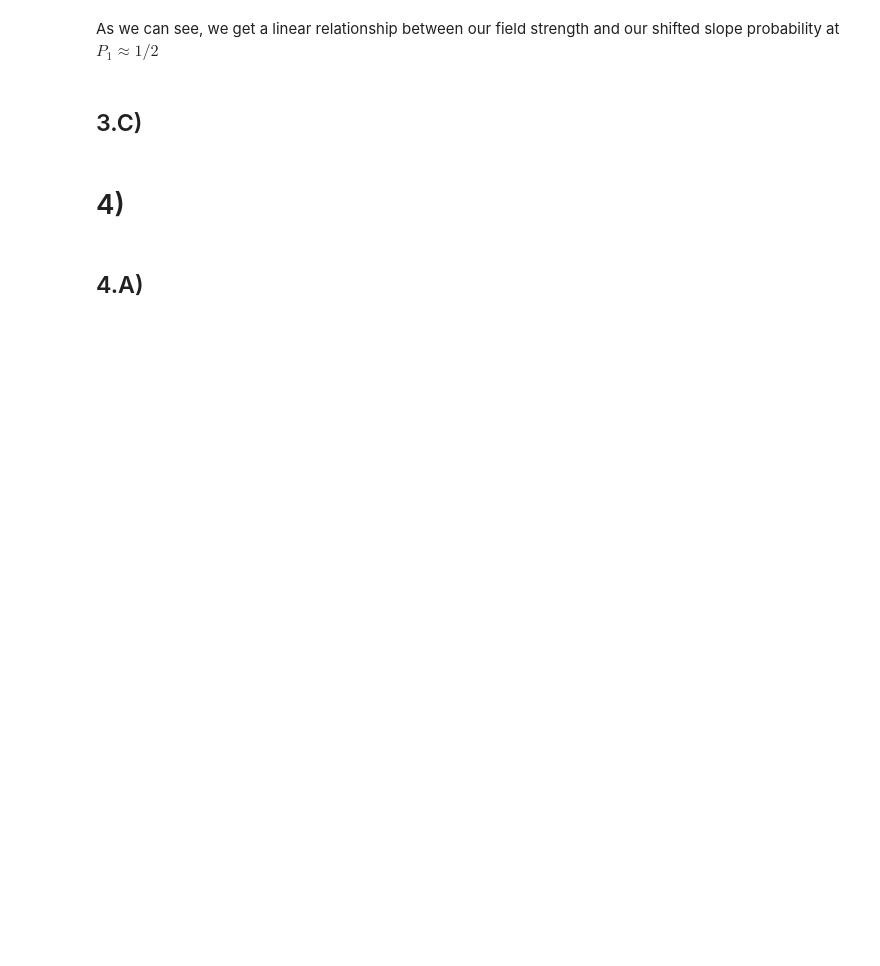
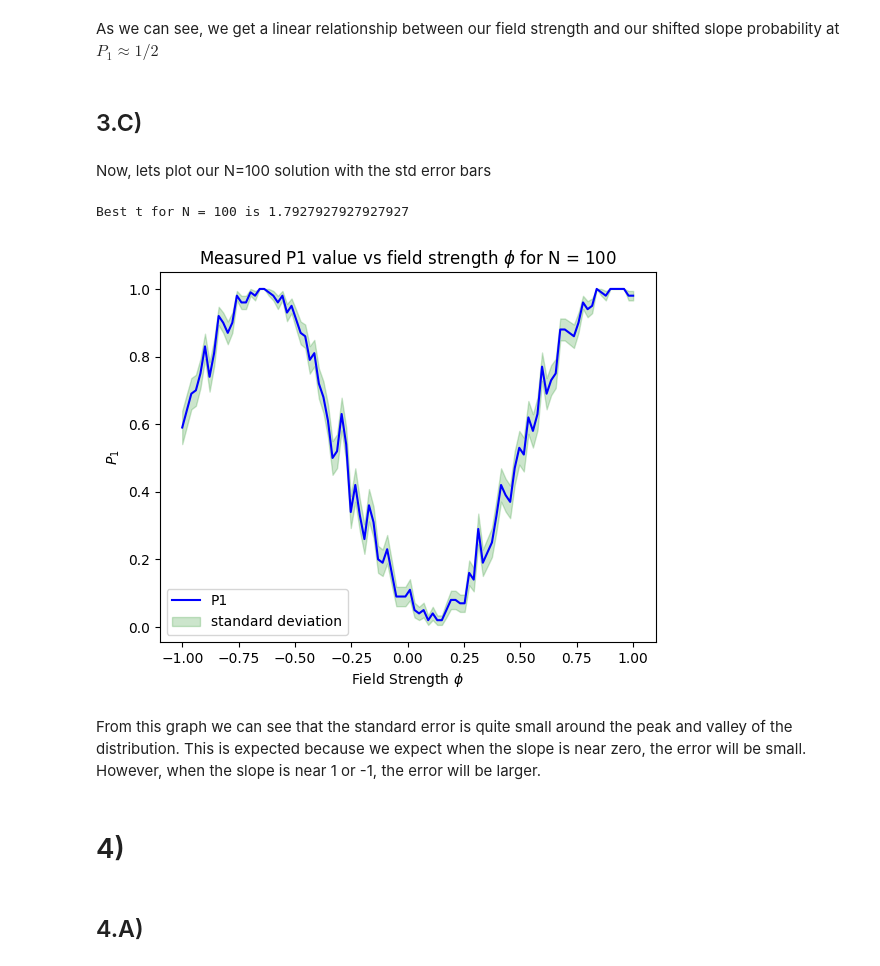
Before and after one commit to the-iron-ryan/QST-402, a Jupyter notebook: HW7/HW7.ipynb, the cells around one changed output. Cells and saved outputs as stored; diff of their text form; code cells hidden in the pictures; blank space fills up the shorter version.

```diff
--- a/HW7/HW7.ipynb
+++ b/HW7/HW7.ipynb
@@ -160,6 +164,45 @@ Best t for N = 1000 is 1.6936936936936937
 As we can see, we get a linear relationship between our field strength and our shifted slope probability at $ P_1 \approx 1/2 $
 # %% [markdown]
 ## 3.C)
+# %% [markdown]
+Now, lets plot our N=100 solution with the std error bars
+# %%
+N = 100
+t_w = np.linspace(1, 100, 1000)
+
+# First, find the best t by sampling around 2
+best_t = 0
+for t in t_w:
+    true_p1 = P1(t, Omega, np.pi/4)
+    p1_val = np.sum(np.random.binomial(1, true_p1, N)) / N
+    if p1_val >= 0.5:
+        best_t = t
+        break
+print("Best t for N = {} is {}".format(N, best_t))
+
+# Now, lets plot our results relative to the strengh of the field phi
+gamma = 1
+phis = np.linspace(-1, 1, 100)
+measured_p1 = []
+std_devs = []
+for phi in phis:
+    p1_field = P1_field(best_t, Omega, gamma, phi)
+    p1_val = np.sum(np.random.binomial(1, p1_field, N)) / N
+    measured_p1.append(p1_val)
+    std_devs.append(np.sqrt(p1_val * (1 - p1_val) / N))
+
+plt.plot(phis, measured_p1, label='P1', color='blue')
+plt.fill_between(phis, np.array(measured_p1) - np.array(std_devs), np.array(measured_p1) + np.array(std_devs), color='green', alpha=0.2, label='standard deviation')
+plt.title("Measured P1 value vs field strength $\phi$ for N = {}".format(N))
+plt.xlabel("Field Strength $\phi$")
+plt.ylabel("$P_1$")
+plt.legend()
+plt.show()
+# %% [output]
+Best t for N = 100 is 1.7927927927927927
+[figure, added]
+# %% [markdown]
+From this graph we can see that the standard error is quite small around the peak and valley of the distribution. This is expected because we expect when the slope is near zero, the error will be small. However, when the slope is near 1 or -1, the error will be larger.
 # %% [markdown]
 # 4)
 # %% [markdown]
```
Also changed, not shown: parts of 48 cells of this notebook, 3 other files.
